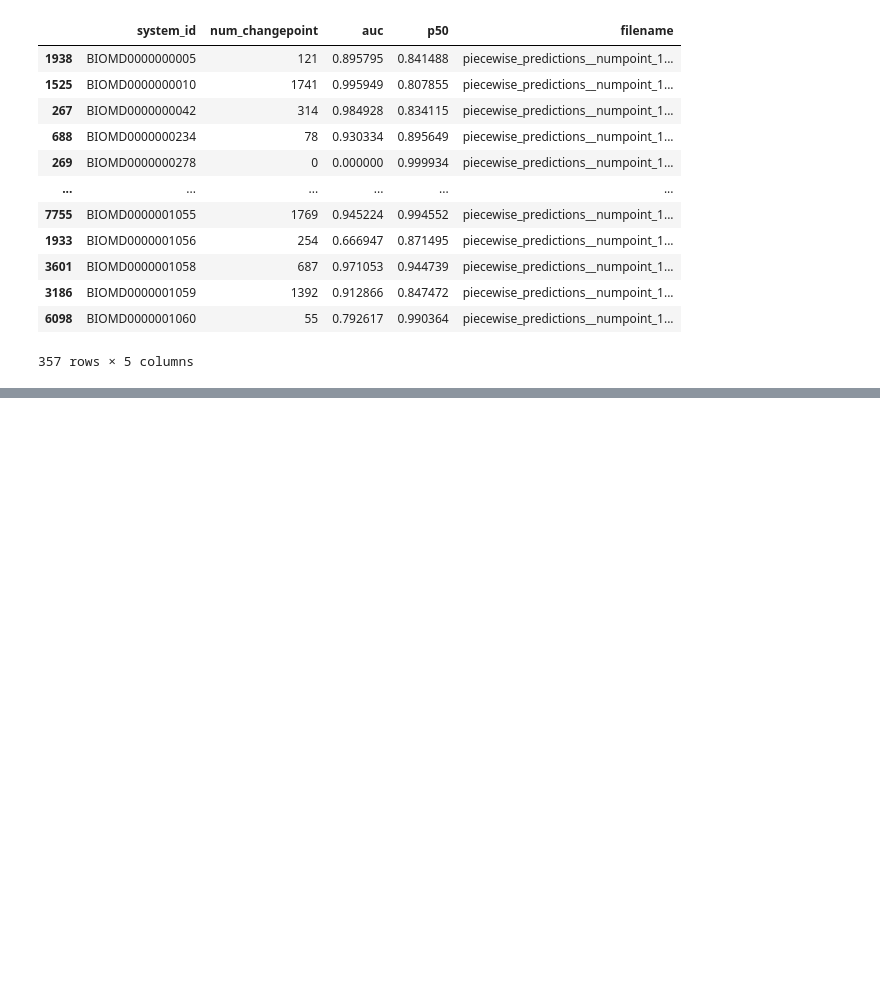
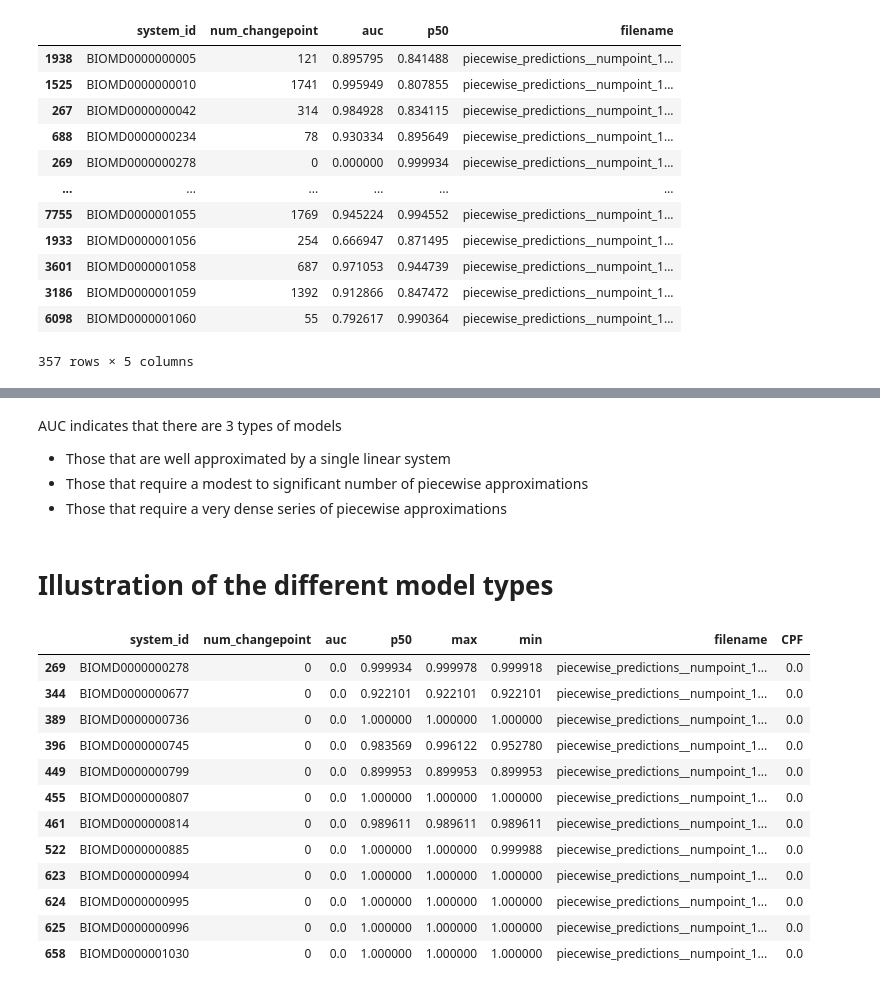
Before and after one commit to ModelEngineering/linearity_analysis, a Jupyter notebook: notebooks/psd_prediction_analysis.ipynb, the cells around one changed output, grey strips where cells are left out. Cells and saved outputs as stored; diff of their text form; code cells hidden in the pictures; blank space fills up the shorter version.

```diff
--- a/notebooks/psd_prediction_analysis.ipynb
+++ b/notebooks/psd_prediction_analysis.ipynb
@@ -114,0 +108,24 @@ _ = plt.ylabel("fraction of models")
+# %% [markdown]
+AUC indicates that there are 3 types of models
+* Those that are well approximated by a single linear system
+* Those that require a modest to significant number of piecewise approximations
+* Those that require a very dense series of piecewise approximations
+# %% [markdown]
+# Illustration of the different model types
+# %%
+df = MODEL_DF[MODEL_DF["auc"] < 0.01]
+df
+# %% [output]
+|  | system_id | num_changepoint | auc | p50 | max | min | filename | CPF |
+| 269 | BIOMD0000000278 | 0 | 0.0 | 0.999934 | 0.999978 | 0.999918 | piecewise_predictions__numpoint_1... | 0.0 |
+| 344 | BIOMD0000000677 | 0 | 0.0 | 0.922101 | 0.922101 | 0.922101 | piecewise_predictions__numpoint_1... | 0.0 |
+| 389 | BIOMD0000000736 | 0 | 0.0 | 1.000000 | 1.000000 | 1.000000 | piecewise_predictions__numpoint_1... | 0.0 |
+| 396 | BIOMD0000000745 | 0 | 0.0 | 0.983569 | 0.996122 | 0.952780 | piecewise_predictions__numpoint_1... | 0.0 |
+| 449 | BIOMD0000000799 | 0 | 0.0 | 0.899953 | 0.899953 | 0.899953 | piecewise_predictions__numpoint_1... | 0.0 |
+| 455 | BIOMD0000000807 | 0 | 0.0 | 1.000000 | 1.000000 | 1.000000 | piecewise_predictions__numpoint_1... | 0.0 |
+| 461 | BIOMD0000000814 | 0 | 0.0 | 0.989611 | 0.989611 | 0.989611 | piecewise_predictions__numpoint_1... | 0.0 |
+| 522 | BIOMD0000000885 | 0 | 0.0 | 1.000000 | 1.000000 | 0.999988 | piecewise_predictions__numpoint_1... | 0.0 |
+| 623 | BIOMD0000000994 | 0 | 0.0 | 1.000000 | 1.000000 | 1.000000 | piecewise_predictions__numpoint_1... | 0.0 |
+| 624 | BIOMD0000000995 | 0 | 0.0 | 1.000000 | 1.000000 | 1.000000 | piecewise_predictions__numpoint_1... | 0.0 |
+| 625 | BIOMD0000000996 | 0 | 0.0 | 1.000000 | 1.000000 | 1.000000 | piecewise_predictions__numpoint_1... | 0.0 |
+| 658 | BIOMD0000001030 | 0 | 0.0 | 1.000000 | 1.000000 | 1.000000 | piecewise_predictions__numpoint_1... | 0.0 |
```
Also changed, not shown: parts of 5 cells of this notebook, 9 other files.
